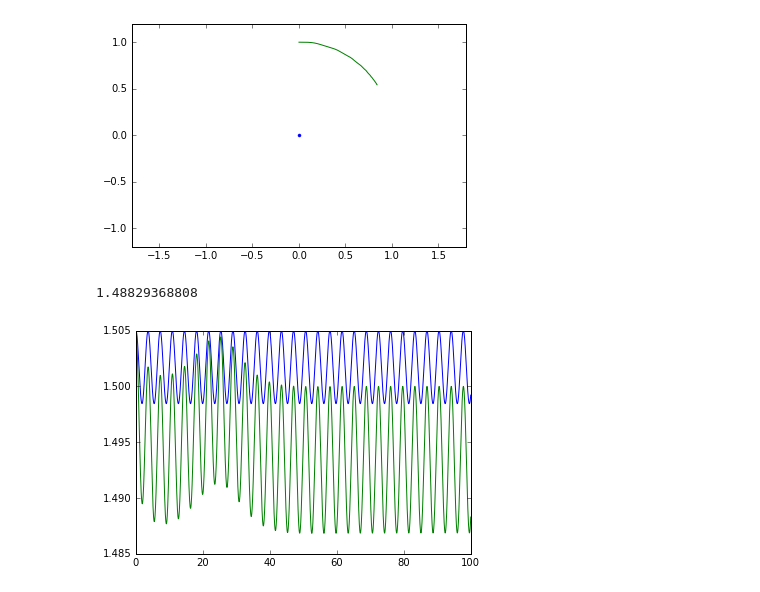
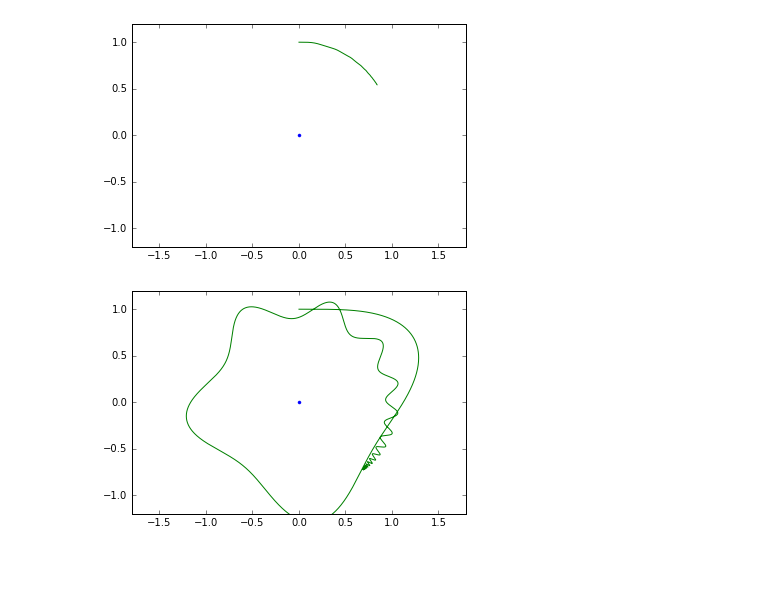
Before and after one commit to hugosl/Examen_1, a Jupyter notebook: Examen1.2.ipynb, the cells around one changed output. Cells and saved outputs as stored; diff of their text form; code cells hidden in the pictures; blank space fills up the shorter version.

```diff
--- a/Examen1.2.ipynb
+++ b/Examen1.2.ipynb
@@ -103,19 +126,12 @@ plot(0,0,'.',sol_fv[:,0],sol_fv[:,1])
 show()
 # %% [output]
 [figure]
-# %%
-p = [0,1,.1,0]
-t,sol_id=rk4(e_mov,p,[0,100])
-t,sol_fv=rk4(e_mov,p,[0,100],fric_v)
-norm_v_id = (sol_id[:,2]**2 + sol_id[:,3]**2)
-norm_r_id = (sol_id[:,0]**2 + sol_id[:,1]**2)
-norm_v_fv = (sol_fv[:,2]**2 + sol_fv[:,3]**2)
-norm_r_fv = (sol_fv[:,0]**2 + sol_fv[:,1]**2)
-E_id = .5*(norm_v_id + norm_r_id) + 1/norm_r_id
-E_fv = .5*(norm_v_fv + norm_r_fv) + 1/norm_r_id
-print E_fv[-1]
-plot(t,E_id,t,E_fv)
-show()
-# %% [output]
-1.48829368808
-[figure, removed]
+# %%
+p = [0,1,1,0]
+t,sol_fv=rk4(e_mov,p,[0,600],fric_v)
+xlim(-1.8,1.8)
+ylim(-1.2,1.2)
+plot(0,0,'.',sol_fv[:,0],sol_fv[:,1])
+show()
+# %% [output]
+[figure, added]
```
Also changed, not shown: parts of 7 cells of this notebook.
